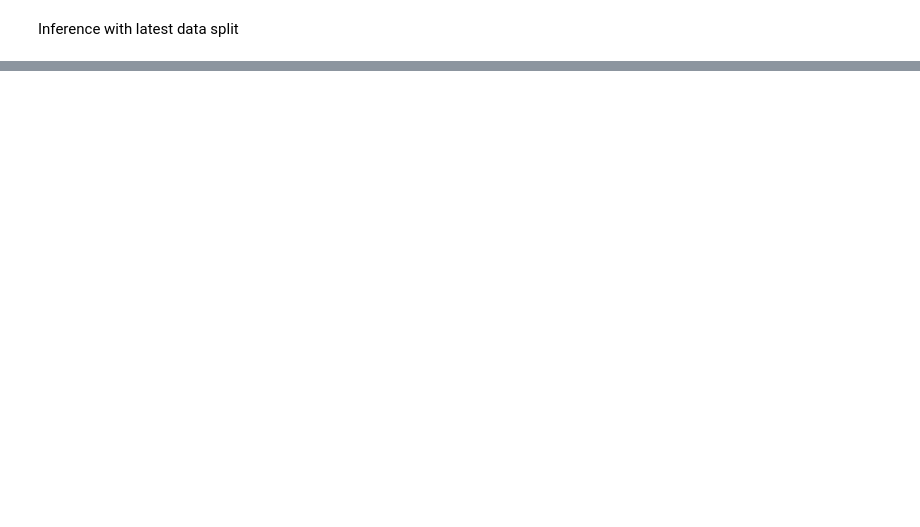
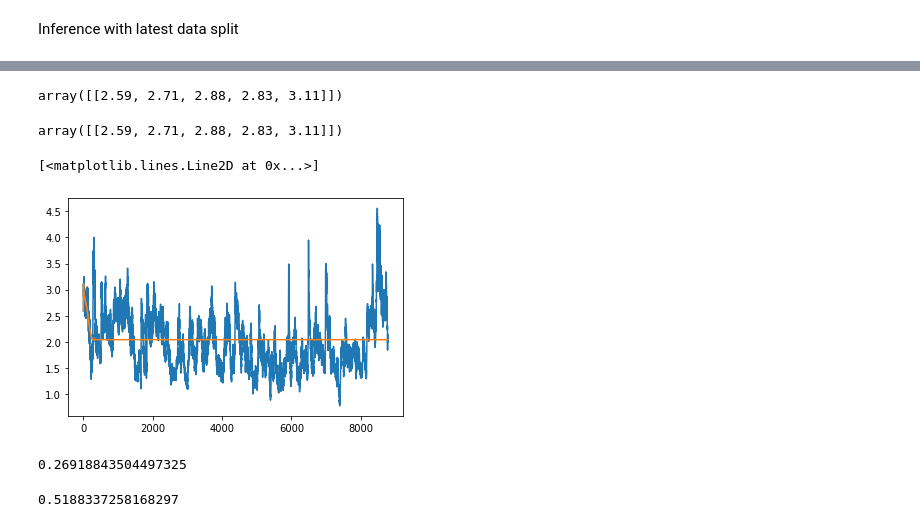
Before and after one commit to jakartaresearch/ocean-wave-prediction, a Jupyter notebook: notebook/10_baseline.ipynb, the cells around one changed output, grey strips where cells are left out. Drawn from its saved outputs; the diff is of its cells as text; code cells hidden in the pictures; blank space fills up the shorter version.

```diff
--- a/notebook/10_baseline.ipynb
+++ b/notebook/10_baseline.ipynb
@@ -121,0 +143,38 @@ pd.DataFrame(data=y_true_pred, columns=['true', 'pred'])
+# %%
+start = np.expand_dims(start, 0)
+# %%
+start
+# %% [output]
+array([[2.59, 2.71, 2.88, 2.83, 3.11]])
+# %%
+y_test_pred = start.copy()
+# %%
+y_test_pred
+# %% [output]
+array([[2.59, 2.71, 2.88, 2.83, 3.11]])
+# %%
+iterate = d_test.shape[0] - 5
+# %%
+for _ in range(iterate):
+    out = model.predict(start)
+    # only 2 decimals
+    out = np.round(out, 2)
+    # append to start
+    start = np.append(start, out)
+    start = np.expand_dims(np.delete(start, 0), 0)
+    # append to test pred
+    y_test_pred = np.append(y_test_pred, out)
+# %%
+plt.plot(d_test.swh.values)
+plt.plot(y_test_pred)
+# %% [output]
+[<matplotlib.lines.Line2D at 0x...>]
+[figure, added]
+# %%
+mean_squared_error(d_test.swh, y_test_pred)
+# %% [output]
+0.26918843504497325
+# %%
+mean_squared_error(d_test.swh, y_test_pred, squared=False)
+# %% [output]
+0.5188337258168297
```
Also changed, not shown: parts of 26 cells of this notebook, 1 other file.
